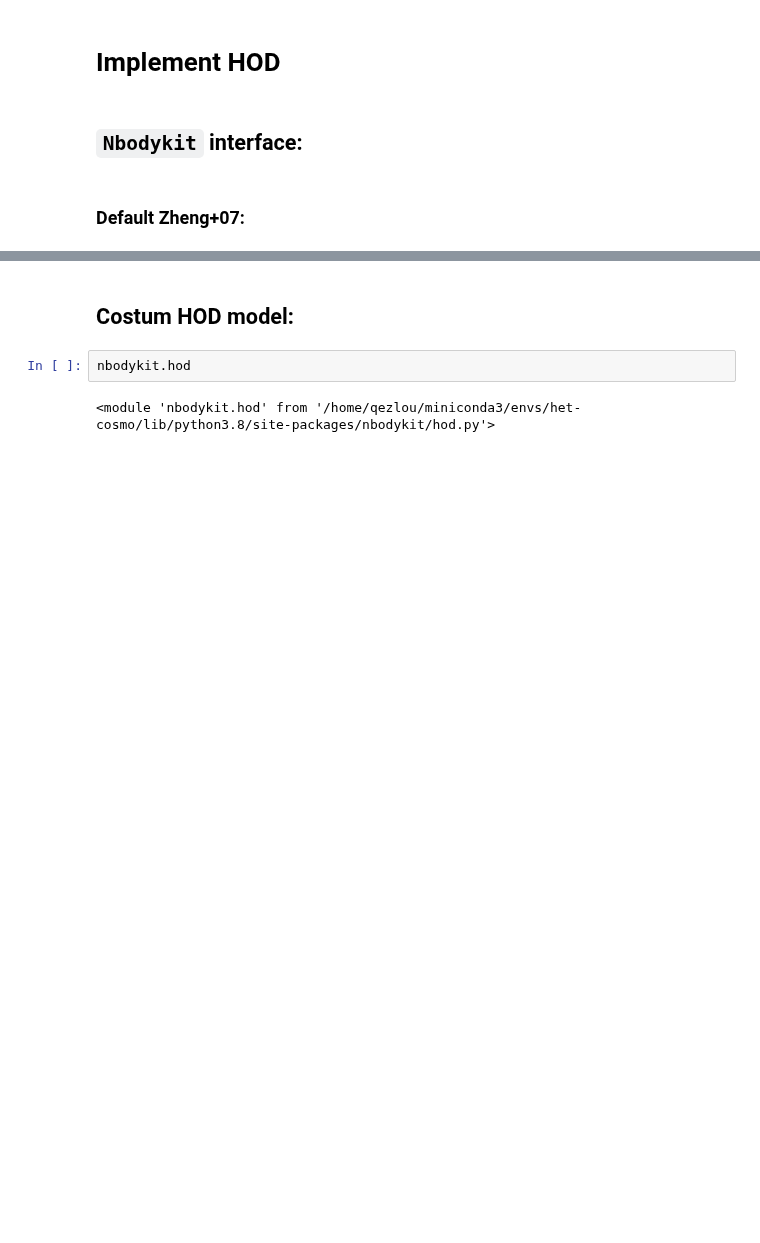
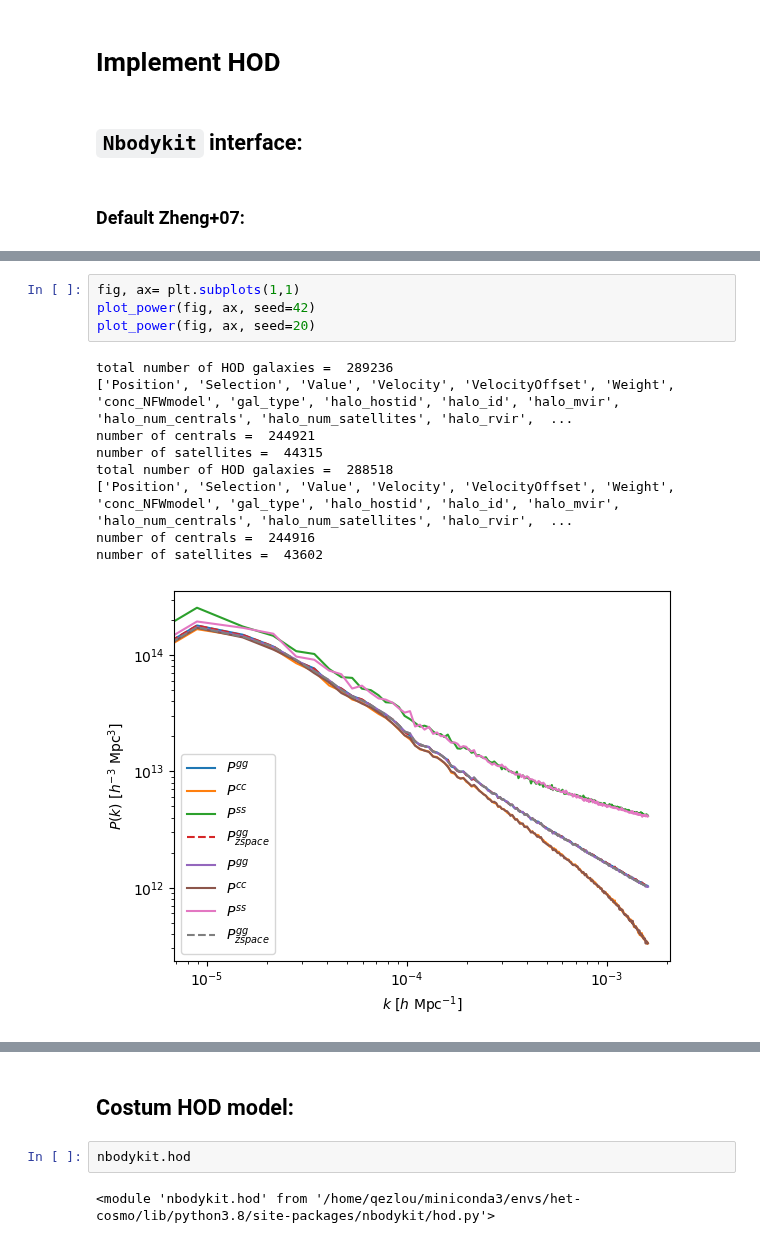
Before and after one commit to qezlou/Goku_ELG, a Jupyter notebook: HOD/pig_checks.ipynb, the cells around one changed output, grey strips where cells are left out. Cells and saved outputs as stored; diff of their text form; blank space fills up the shorter version.

```diff
--- a/HOD/pig_checks.ipynb
+++ b/HOD/pig_checks.ipynb
@@ -76,0 +125,14 @@ ax.legend()
+# %%
+fig, ax= plt.subplots(1,1)
+plot_power(fig, ax, seed=42)
+plot_power(fig, ax, seed=20)
+# %% [output]
+total number of HOD galaxies =  289236
+['Position', 'Selection', 'Value', 'Velocity', 'VelocityOffset', 'Weight', 'conc_NFWmodel', 'gal_type', 'halo_hostid', 'halo_id', 'halo_mvir', 'halo_num_centrals', 'halo_num_satellites', 'halo_rvir',  ...
+number of centrals =  244921
+number of satellites =  44315
+total number of HOD galaxies =  288518
+['Position', 'Selection', 'Value', 'Velocity', 'VelocityOffset', 'Weight', 'conc_NFWmodel', 'gal_type', 'halo_hostid', 'halo_id', 'halo_mvir', 'halo_num_centrals', 'halo_num_satellites', 'halo_rvir',  ...
+number of centrals =  244916
+number of satellites =  43602
+[figure, added]
```
Also changed, not shown: parts of 11 cells of this notebook, 2 other files.
